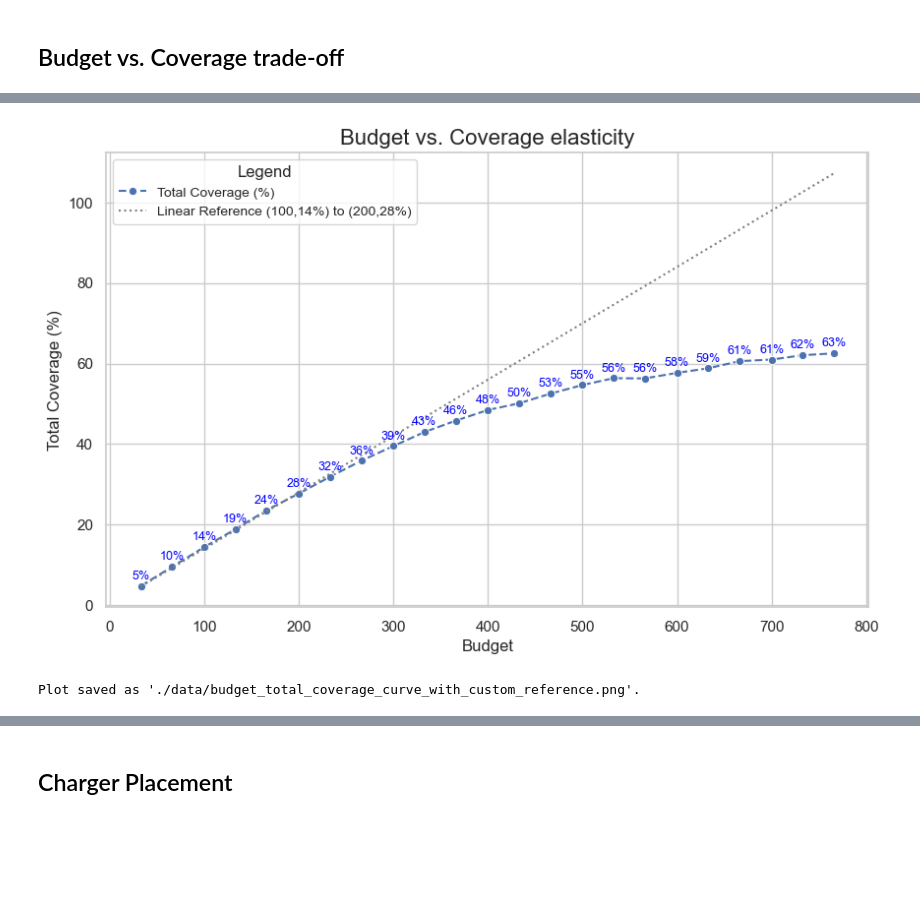
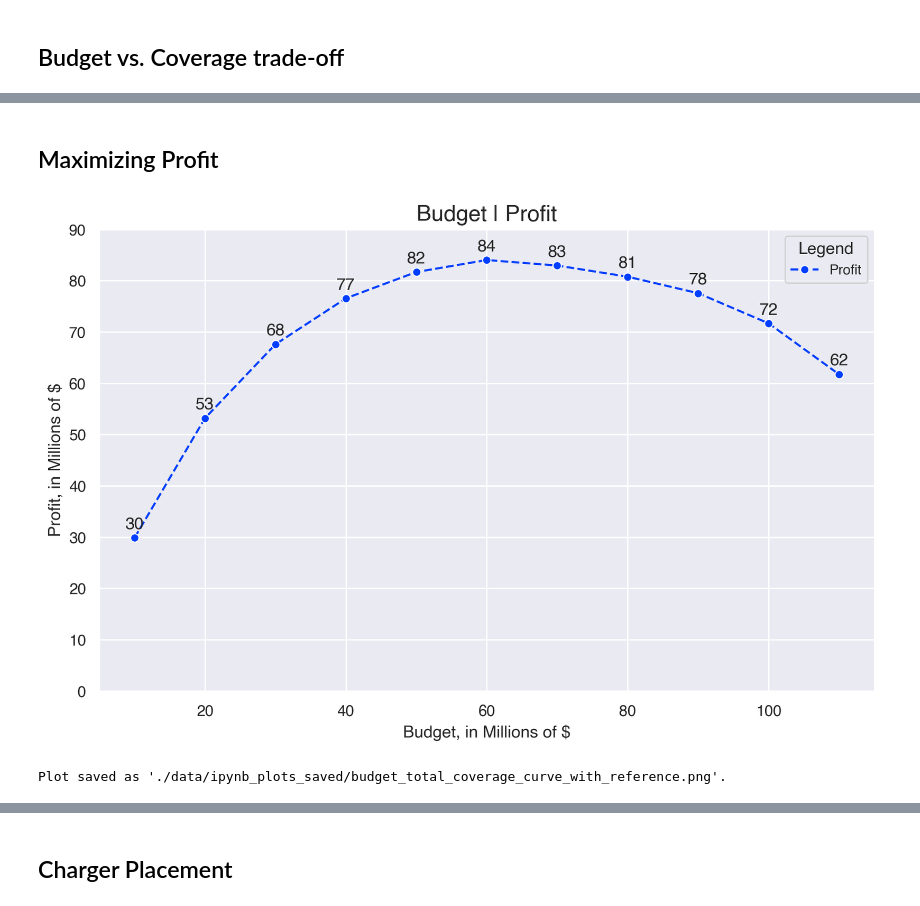
Before and after one commit to ivan-liuliaev/EV_Chargers_Placement_Optimization, a Jupyter notebook: nb_2_model_results.ipynb, the cells around one changed output, grey strips where cells are left out. Drawn from its saved outputs; the diff is of its cells as text; code cells hidden in the pictures; blank space fills up the shorter version.

Commit message:
trips graph mvp done

```diff
--- a/nb_2_model_results.ipynb
+++ b/nb_2_model_results.ipynb
@@ -10,11 +24,6 @@ gdf_shp_areas.area_demand = gdf_shp_areas.area_demand.astype(int)
 # %% [markdown]
 ## Budget vs. Coverage trade-off
 # %%
-import matplotlib.pyplot as plt
-import seaborn as sns
-import json
-import numpy as np
-
 # Load results from JSON file
 input_file = "./data/model_results_totals.json"
 with open(input_file, "r") as f:
@@ -23,9 +32,6 @@ with open(input_file, "r") as f:
 # Extract budgets, absolute coverages, and percentages
 budgets = [entry["budget"] for entry in results]
 coverage_percentages = [entry["total_coverage_percentage"] for entry in results]
-
-# Set Seaborn style
-sns.set_theme(style="whitegrid")
 
 # Create the plot
 plt.figure(figsize=(10, 6))
@@ -36,7 +42,7 @@ for i, (x, y) in enumerate(zip(budgets, coverage_percentages)):
     plt.text(x, y + 1, f"{y:.2f}%", fontsize=9, ha='center', va='bottom', color='blue')  # Position slightly above
 
 # Add titles and labels
-plt.title("Budget vs. Total Demand Coverage", fontsize=16)
+plt.title("Budget | Total Demand Coverage", fontsize=16)
 plt.xlabel("Budget", fontsize=12)
 plt.ylabel("Total Coverage (%)", fontsize=12)
 
@@ -97,0 +109,2 @@ Plot saved as './data/budget_total_coverage_curve_with_reference.png'.
+# %% [markdown]
+## Maximizing Profit
@@ -98,54 +125,35 @@ Plot saved as './data/budget_total_coverage_curve_with_reference.png'.
+# %%
+MILLION = 1000000
+
+COEFFICIENT = 0.40
+revenue = coverage_totals_s * COEFFICIENT / MILLION
+cost = budgets_s / MILLION
+profit = revenue - cost
 # %%
-import matplotlib.pyplot as plt
-import seaborn as sns
-import json
-
-# Load results from JSON file
-input_file = "./data/model_results_totals.json"
-with open(input_file, "r") as f:
-    results = json.load(f)
-
-# Extract budgets and coverage percentages
-budgets = [entry["budget"] for entry in results]
-coverage_percentages = [entry["total_coverage_percentage"] for entry in results]
-
-# Calculate the slope and intercept of the reference line
-x1, y1 = 100, 14
-x2, y2 = 200, 28
-slope = (y2 - y1) / (x2 - x1)  # (y2 - y1) / (x2 - x1)
-intercept = y1 - slope * x1  # y = mx + b -> b = y - mx
-
-# Define the reference line function
-reference_line = [slope * x + intercept for x in budgets]
-
-# Set Seaborn style
-sns.set_theme(style="whitegrid")
-
 # Create the plot
 plt.figure(figsize=(10, 6))
-sns.lineplot(x=budgets, y=coverage_percentages, marker="o", linestyle="--", label="Total Coverage (%)")
 
-# Plot the reference line
-sns.lineplot(x=budgets, y=reference_line, color="gray", linestyle=":", label="Linear Reference (100,14%) to (200,28%)")
+sns.lineplot(x=cost, y=profit, marker="o", linestyle="--", label="Profit")
 
 # Add values as dots and annotate with numerical values
-for i, (x, y) in enumerate(zip(budgets, coverage_percentages)):
-    plt.text(x, y + 1, f"{y:.0f}%", fontsize=9, ha='center', va='bottom', color='blue')  # Position slightly above
+for i, (x, y) in enumerate(zip(cost, profit)):
+    plt.text(x, y + 1, f"{y:.0f}", fontsize=12, ha='center', va='bottom')  # Position slightly above
 
 # Add titles and labels
-plt.title("Budget vs. Coverage elasticity", fontsize=16)
-plt.xlabel("Budget", fontsize=12)
-plt.ylabel("Total Coverage (%)", fontsize=12)
+plt.title("Budget | Profit", fontsize=16)
+plt.xlabel("Budget, in Millions of $", fontsize=12)
+plt.ylabel("Profit, in Millions of $", fontsize=12)
+plt.ylim(0, 90)
 
 # Add legend
 plt.legend(title="Legend", loc="best", fontsize=10)
 
 # Save the plot as an image
-output_plot_path = "./data/budget_total_coverage_curve_with_custom_reference.png"
+output_plot_path = "./data/ipynb_plots_saved/budget_total_coverage_curve_with_reference.png"
 plt.savefig(output_plot_path, bbox_inches="tight", dpi=300)
 plt.show()
 
 print(f"Plot saved as '{output_plot_path}'.")
 # %% [output]
-[figure, old version]
+[figure, new version]
-Plot saved as './data/budget_total_coverage_curve_with_custom_reference.png'.
+Plot saved as './data/ipynb_plots_saved/budget_total_coverage_curve_with_reference.png'.
```
Also changed, not shown: parts of 12 cells of this notebook, 5 other files.
